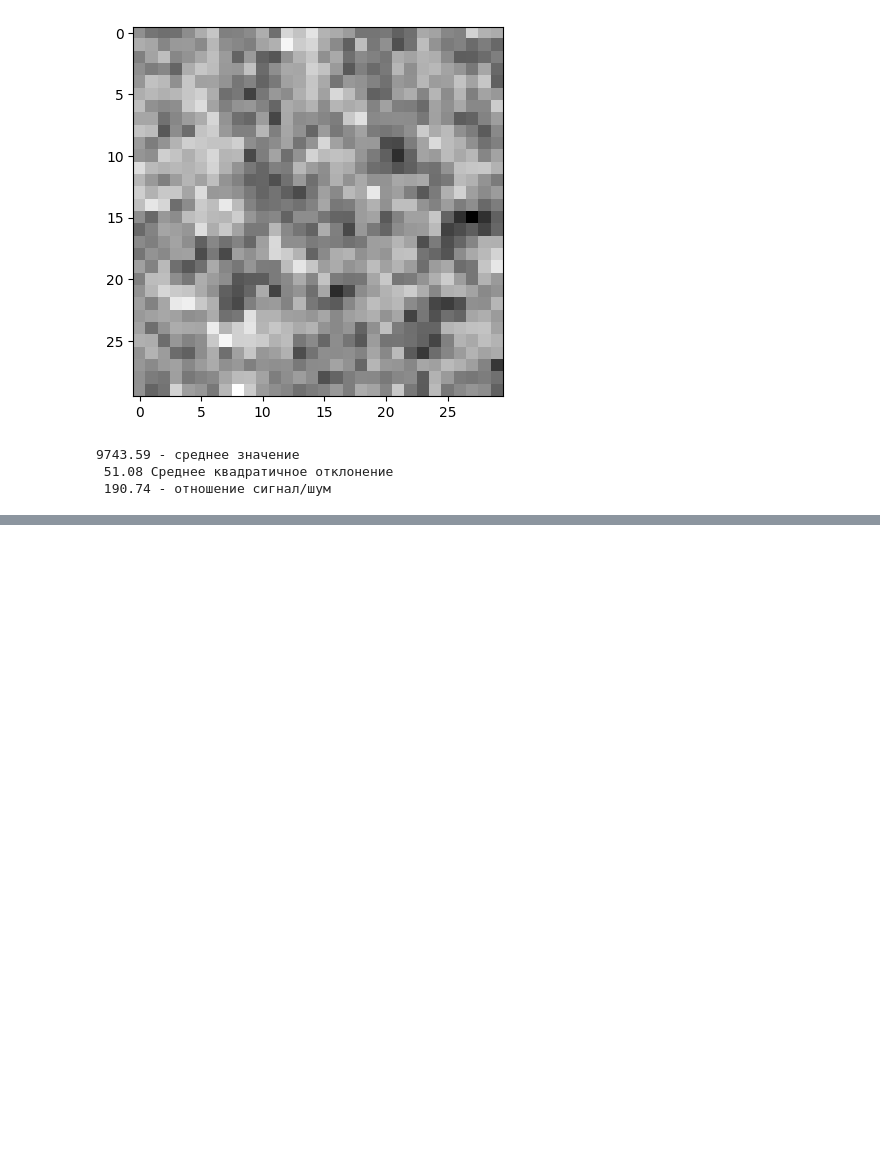
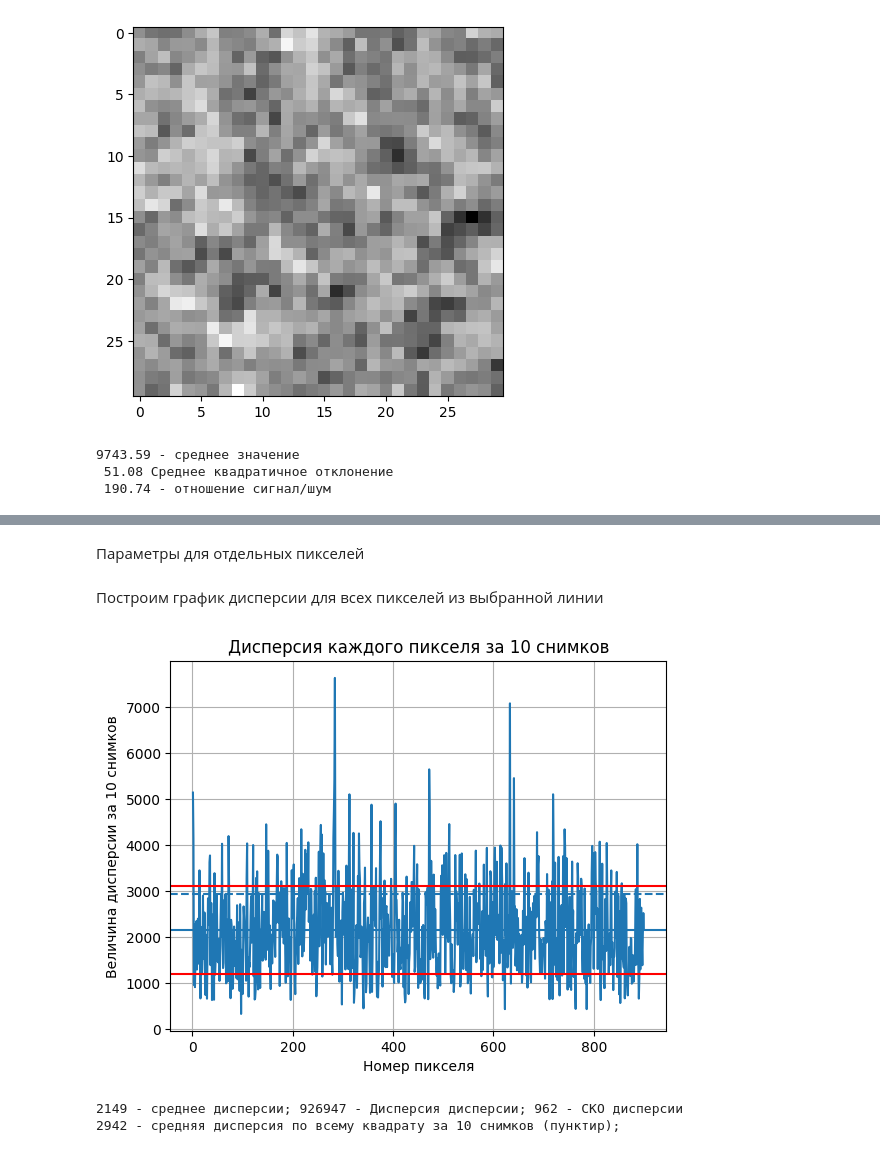
Before and after one commit to integrator942/SNR_X_RAY_PICTURES, a Jupyter notebook: SNR_X_RAY_PICTURES.ipynb, the cells around one changed output, grey strips where cells are left out. Drawn from its saved outputs; the diff is of its cells as text; code cells hidden in the pictures; blank space fills up the shorter version.

```diff
--- a/SNR_X_RAY_PICTURES.ipynb
+++ b/SNR_X_RAY_PICTURES.ipynb
@@ -98,0 +121,47 @@ print('Для отдельного пикселя, его координаты
+# %% [markdown]
+Параметры для отдельных пикселей
+# %%
+pixel_brightness=[]
+pixel_brightness_total=[]
+pixel_mean_var=[]
+for i in range(10):
+    path_elbow="C:\\Users\\lkond\\Destkop\\Python\\elbow\\16_bit\\" + str(i+1) + ".tiff"
+    img = Image.open(path_elbow)
+    img = img.crop(coordinates_crop) #Обрезка тёмных краёв
+    imag_region_loop = img.crop(coordinates) #выбор области анализа
+    oblast_loop=np.asarray(imag_region_loop)
+    pixel_brightness=[]
+    for k in range(b_square):
+        for j in range(b_square):
+            pixel_brightness.append(int(oblast_loop[j][k])) #Выбор пикселя, считываем его яркость
+    pixel_brightness_total.append(pixel_brightness)
+pixel_brightness_total=list(map(list, zip(*pixel_brightness_total))) #Транспонирование списка списков
+for f in range(len(pixel_brightness_total)): #Cчитаем список Среднего и Дисперсии каждого пикселя за 10 снимков
+    mean_pixel=int(np.mean(pixel_brightness_total[f])) #среднее значение пикселя
+    var_pixel=int(np.var(pixel_brightness_total[f])) #дисперсия пикселя
+    pixel_mean_var.append([mean_pixel,var_pixel]) #СРеднее и дисперсия пикселя за 10 снимков
+pixel_mean_var=list(map(list, zip(*pixel_mean_var))) #Транспонируем, чтобы построить график
+# %% [markdown]
+Построим график дисперсии для всех пикселей из выбранной линии
+# %%
+k_graph=[]
+for k in range(b_square**2): #Ось X
+    k_graph.append(k+1)
+std_var_pixel=np.std(pixel_mean_var[1]) #СКО дисперсии
+mean_var_pixel=np.mean(pixel_mean_var[1]) #Среднее значение дисперсии
+plt.plot(k_graph, pixel_mean_var[1])
+plt.axline((1, mean_var_pixel), (b_square**2, mean_var_pixel))  #Среднее значение дисперсии
+plt.axline((1, mean_var_pixel+std_var_pixel), (b_square**2, mean_var_pixel+std_var_pixel), color='Red') #+ СКО
+plt.axline((1, mean_var_pixel-std_var_pixel), (b_square**2, mean_var_pixel-std_var_pixel), color='Red') #- СКО
+plt.axline((1, mean_sredn_var), (b_square**2, mean_sredn_var), linestyle='--') #Средняя дисперсия по всему выбранному квадрату за 10
+plt.grid()
+plt.xlabel('Номер пикселя')
+plt.ylabel('Величина дисперсии за 10 снимков')
+plt.title('Дисперсия каждого пикселя за 10 снимков')
+plt.show()
+print(int(mean_var_pixel), '- среднее дисперсии;', int(np.var(pixel_mean_var[1])),'- Дисперсия дисперсии;', int(std_var_pixel), '- СКО дисперсии')
+print(int(mean_sredn_var), '- средняя дисперсия по всему квадрату за 10 снимков (пунктир);')
+# %% [output]
+[figure, added]
+2149 - среднее дисперсии; 926947 - Дисперсия дисперсии; 962 - СКО дисперсии
+2942 - средняя дисперсия по всему квадрату за 10 снимков (пунктир);
```
Also changed, not shown: parts of 11 cells of this notebook.
